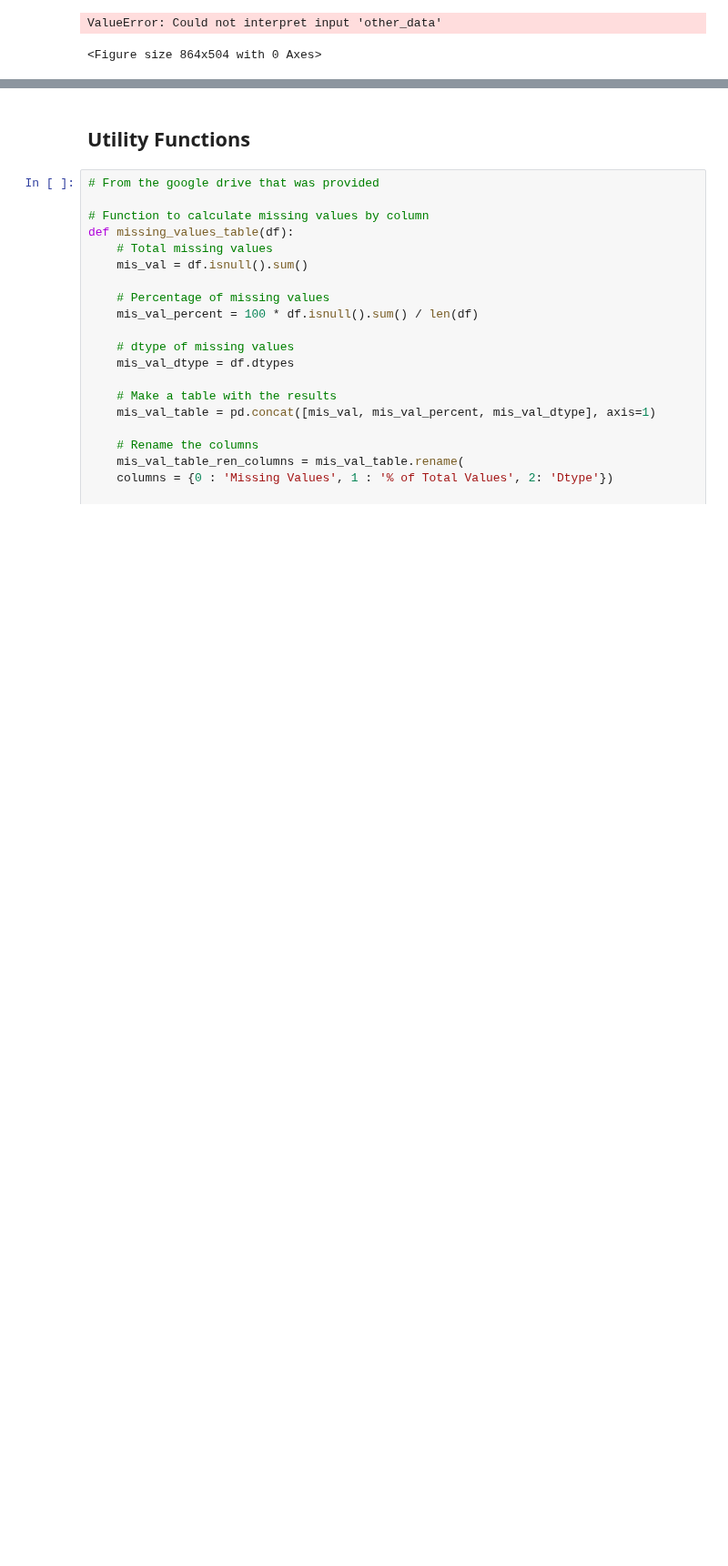
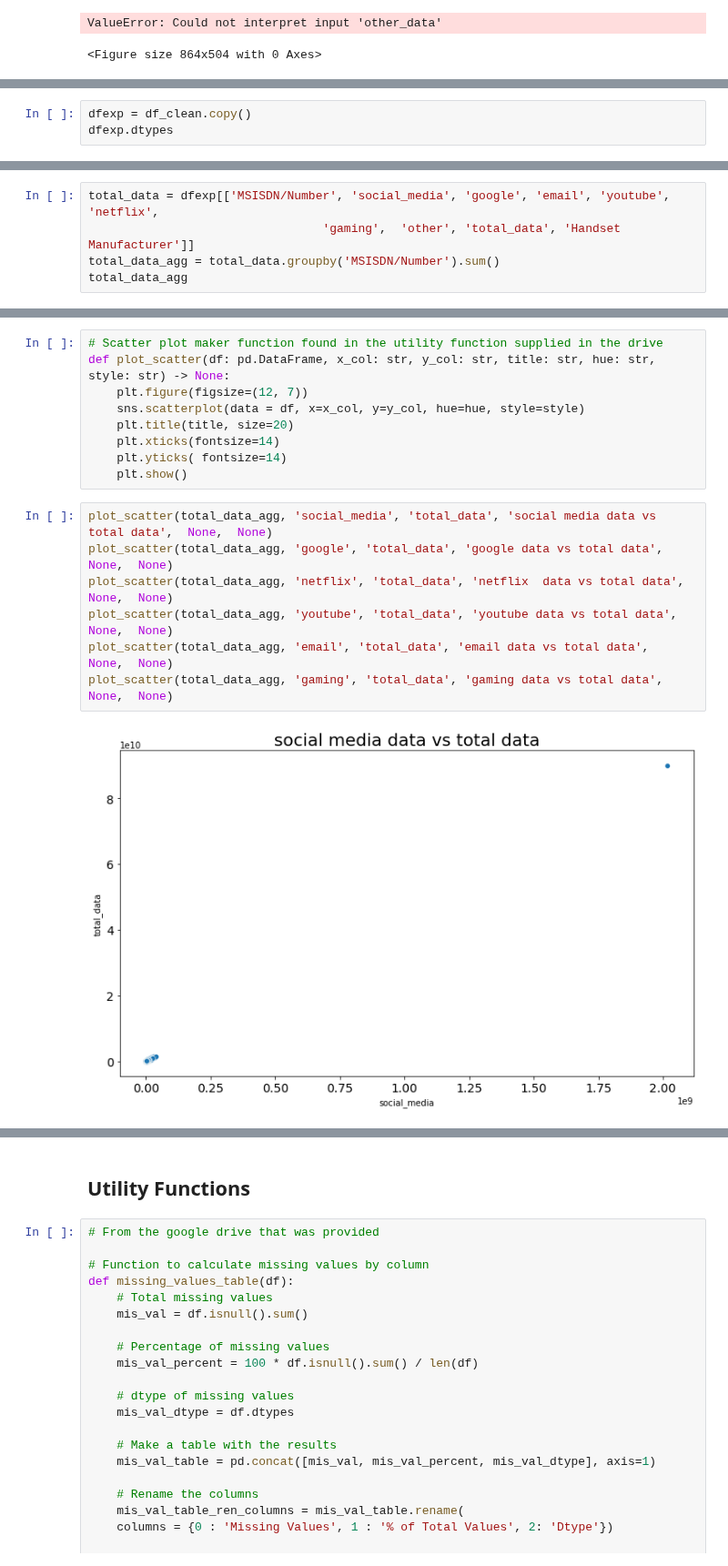
Before and after one commit to heavye/Telecom_User_Analytics, a Jupyter notebook: notebooks/Data_Exploration.ipynb, the cells around one changed output, grey strips where cells are left out. Shown at 91% size. Saved outputs shown, nothing was run; the diff lists cells and outputs as text; blank space fills up the shorter version.

```diff
--- a/notebooks/Data_Exploration.ipynb
+++ b/notebooks/Data_Exploration.ipynb
@@ -624,0 +616,3 @@ plot_hist(quntitative_df, 'youtube', color='pink')
+# %%
+dfexp = df_clean.copy()
+dfexp.dtypes
@@ -624,0 +637,5 @@ plot_hist(quntitative_df, 'youtube', color='pink')
+# %%
+total_data = dfexp[['MSISDN/Number', 'social_media', 'google', 'email', 'youtube', 'netflix',
+                                 'gaming',  'other', 'total_data', 'Handset Manufacturer']]
+total_data_agg = total_data.groupby('MSISDN/Number').sum()
+total_data_agg
@@ -624,0 +686,18 @@ plot_hist(quntitative_df, 'youtube', color='pink')
+# %%
+# Scatter plot maker function found in the utility function supplied in the drive
+def plot_scatter(df: pd.DataFrame, x_col: str, y_col: str, title: str, hue: str, style: str) -> None:
+    plt.figure(figsize=(12, 7))
+    sns.scatterplot(data = df, x=x_col, y=y_col, hue=hue, style=style)
+    plt.title(title, size=20)
+    plt.xticks(fontsize=14)
+    plt.yticks( fontsize=14)
+    plt.show()
+# %%
+plot_scatter(total_data_agg, 'social_media', 'total_data', 'social media data vs total data',  None,  None)
+plot_scatter(total_data_agg, 'google', 'total_data', 'google data vs total data',  None,  None)
+plot_scatter(total_data_agg, 'netflix', 'total_data', 'netflix  data vs total data',  None,  None)
+plot_scatter(total_data_agg, 'youtube', 'total_data', 'youtube data vs total data',  None,  None)
+plot_scatter(total_data_agg, 'email', 'total_data', 'email data vs total data',  None,  None)
+plot_scatter(total_data_agg, 'gaming', 'total_data', 'gaming data vs total data',  None,  None)
+# %% [output]
+[figure, added]
```
Also changed, not shown: parts of 68 cells of this notebook, 1 other file.
